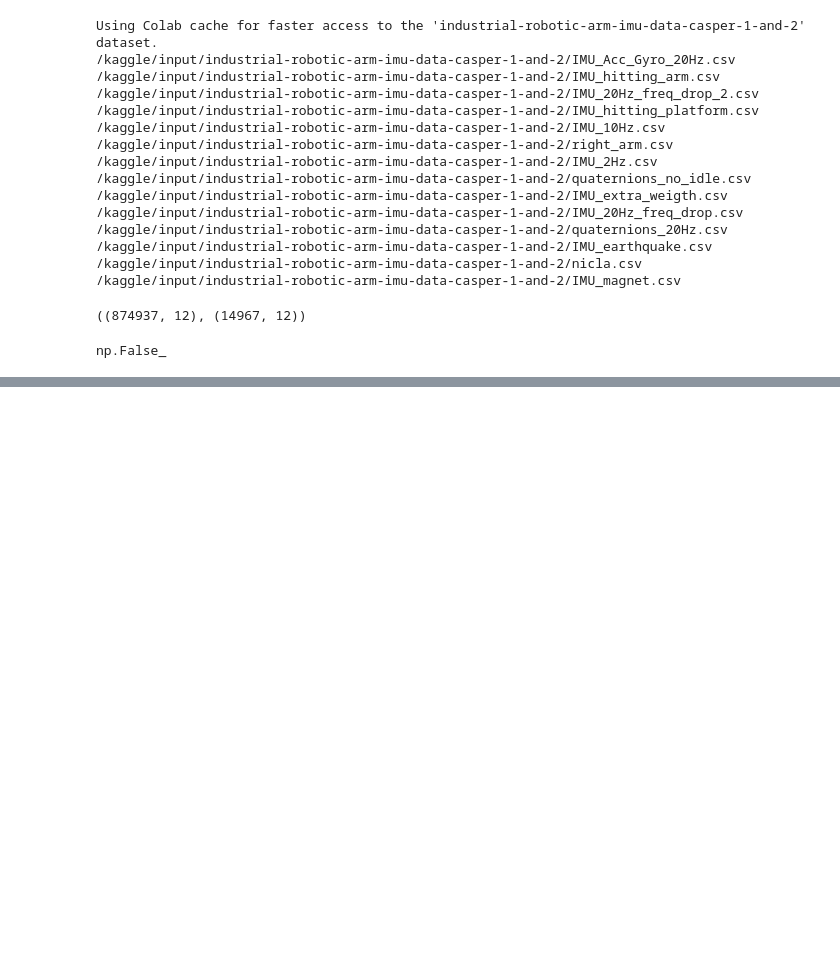
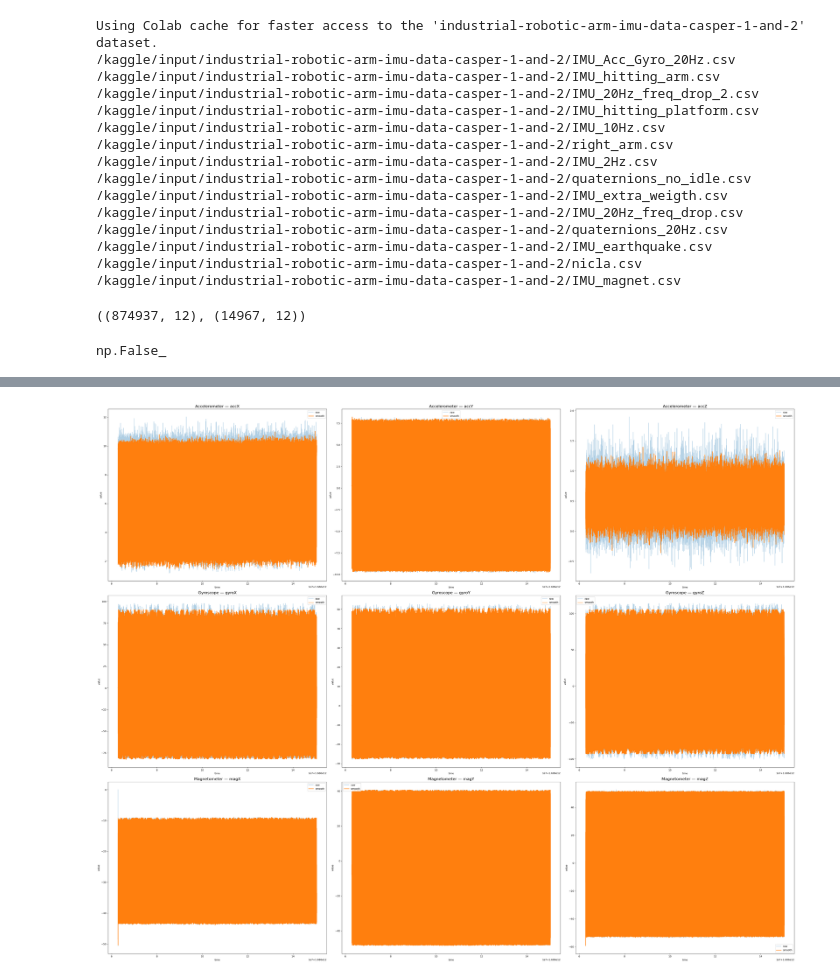
Before and after one commit to AndreFGard/anomaly-detection, a Jupyter notebook: preprocessing.ipynb, the cells around one changed output, grey strips where cells are left out. Cells and saved outputs as stored; diff of their text form; code cells hidden in the pictures; blank space fills up the shorter version.

```diff
--- a/preprocessing.ipynb
+++ b/preprocessing.ipynb
@@ -115,0 +128,35 @@ plotSensors(df)
+# %%
+from scipy.signal import savgol_filter
+# Savitzky-golay, um filtro bom pra series temporais (inspirado por https://www.nixtla.io/blog/polynomial_filtering)
+for col in cols:
+  df[col + "_smooth"] = savgol_filter(df[col], window_length=8, polyorder=2)
+# %%
+def plot_raw_vs_smooth(df,step=10):
+    fig, axes = plt.subplots(3, 3, figsize=(40, 32))
+    df = df.iloc[::step]
+    sensor_groups = [
+        ("Accelerometer", ["accX", "accY", "accZ"]),
+        ("Gyroscope", ["gyroX", "gyroY", "gyroZ"]),
+        ("Magnetometer", ["magX", "magY", "magZ"])
+    ]
+
+    for row, (title, cols) in enumerate(sensor_groups):
+        for col, axis in enumerate(cols):
+            ax = axes[row][col]
+
+            raw = df[axis]
+            smooth = df[axis + "_smooth"]
+
+            ax.plot(df["time"], raw, label="raw", alpha=0.35)
+            ax.plot(df["time"], smooth, label="smooth", linewidth=2)
+
+            ax.set_title(f"{title} — {axis}", fontsize=16)
+            ax.set_xlabel("time")
+            ax.set_ylabel("value")
+            ax.legend()
+
+    plt.tight_layout()
+    plt.show()
+plot_raw_vs_smooth(df)
+# %% [output]
+[figure, added]
```
Also changed, not shown: parts of 5 cells of this notebook.
